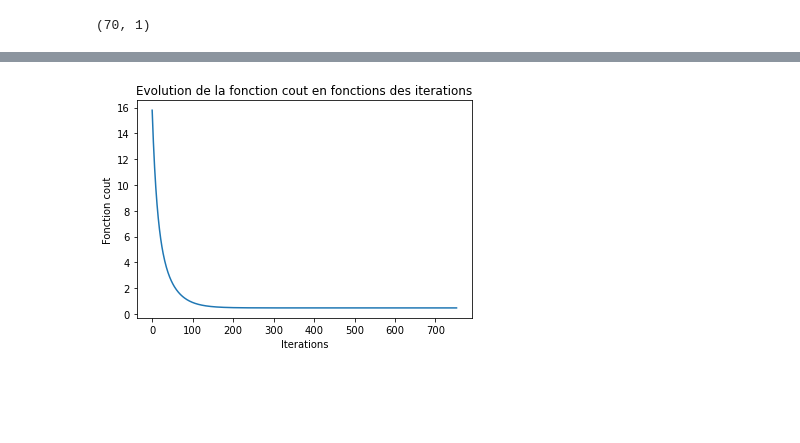
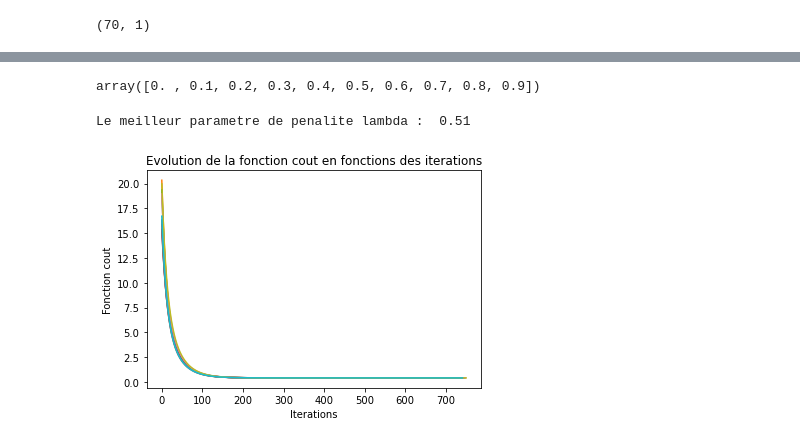
Before and after one commit to mouhagaye/ProjetPythonSIGMA, a Jupyter notebook: Projet Python Descent Gradient.ipynb, the cells around one changed output, grey strips where cells are left out. Drawn from its saved outputs; the diff is of its cells as text; code cells hidden in the pictures; blank space fills up the shorter version.

```diff
--- a/Projet Python Descent Gradient.ipynb
+++ b/Projet Python Descent Gradient.ipynb
@@ -509,5 +670,5 @@ class GradientDescent():
 # %%
-g = GradientDescent(regularize = 'elasticNet',learning_rate = 0.03, normalize = False)
+g = GradientDescent(regularize = 'ridge',learning_rate = 0.03, normalize = False)
 # %%
 import numpy as np
 import pandas as pd
@@ -619,4 +718,9 @@ Text(0, 0.5, 'Labels')
-# %%
-g.fit(X_train,y_train)
-# %% [output]
-[figure, removed]
+# %%
+np.arange(0,1,0.1)
+# %% [output]
+array([0. , 0.1, 0.2, 0.3, 0.4, 0.5, 0.6, 0.7, 0.8, 0.9])
+# %%
+s = g.tunning(X_train, y_train, "mae", nb_params=10, validation_ratio = 0.3)
+# %% [output]
+Le meilleur parametre de penalite lambda :  0.51
+[figure, added]
```
Also changed, not shown: parts of 22 cells of this notebook, 2 other files.
